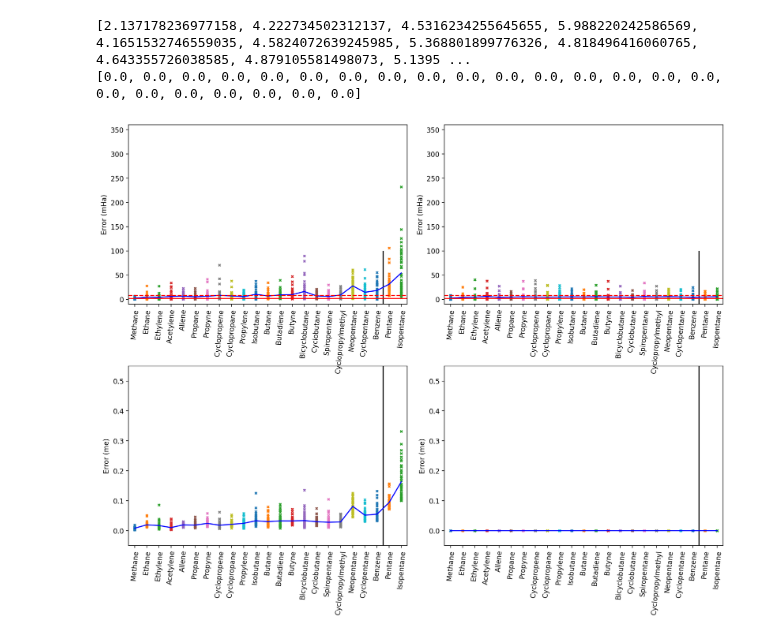
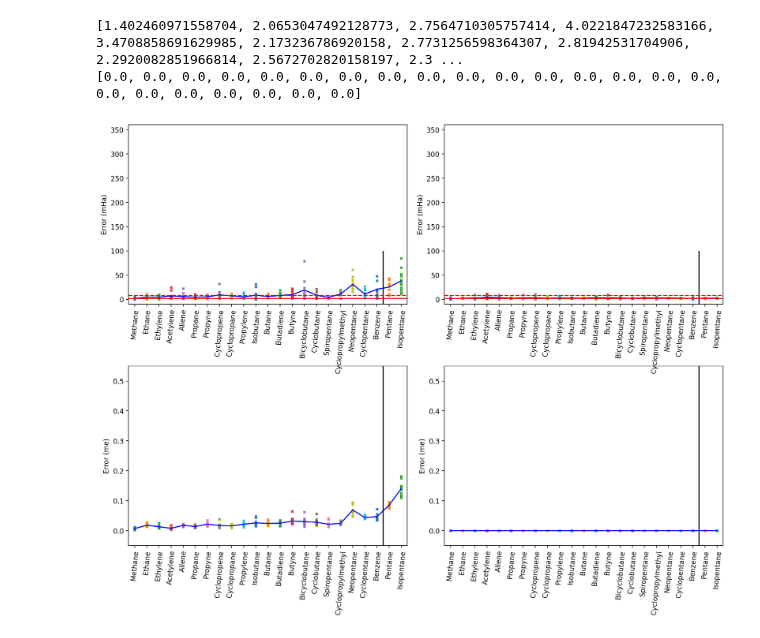
Before and after one commit to chem12346789/ai-dft, a Jupyter notebook: veiw_data.ipynb, the cells around one changed output. Drawn from its saved outputs; the diff is of its cells as text; code cells hidden in the pictures.

```diff
--- a/veiw_data.ipynb
+++ b/veiw_data.ipynb
@@ -80,12 +80,14 @@ i_row_pd_l = {
     1: 3,
 }
 
+distance = "0.2100"
+
 for i_row in range(2):
     i_row_pd = i_row_pd_l[i_row]
     error_l = []
     data = pd.read_csv(load_path / "train.csv")
     for i, i_name in enumerate(TRAIN_STR_DICT):
-        data_np = data.filter(regex=(f"{i_name}.*")).to_numpy()[i_row_pd, :]
+        data_np = data.filter(regex=(f"{i_name}.*{distance}")).to_numpy()[i_row_pd, :]
         data_np_sort = np.sort(np.abs(data_np))[1:]
         error_l.append(np.mean(data_np_sort))
         axes[i_row, 0].scatter(
@@ -99,7 +101,7 @@ for i_row in range(2):
 
     data = pd.read_csv(load_path / "eval.csv")
     for j, j_name in enumerate(EVAL_STR_DICT):
-        data_np = data.filter(regex=(f"{j_name}.*")).to_numpy()[i_row_pd, :]
+        data_np = data.filter(regex=(f"{j_name}.*{distance}")).to_numpy()[i_row_pd, :]
         data_np_sort = np.sort(np.abs(data_np))[1:]
         error_l.append(np.mean(data_np_sort))
         axes[i_row, 0].scatter(
@@ -122,7 +124,9 @@ for i_row in range(2):
             data_eq = data.filter(regex=(f"{i_name}_0_1_0.0000")).to_numpy()[i_row]
         else:
             data_eq = 0
-        data_np = data.filter(regex=(f"{i_name}.*")).to_numpy()[i_row, :] - data_eq
+        data_np = (
+            data.filter(regex=(f"{i_name}.*{distance}")).to_numpy()[i_row, :] - data_eq
+        )
         data_np_sort = np.sort(np.abs(data_np))[1:]
         error_l.append(np.mean(data_np_sort))
         axes[i_row, 1].scatter(
@@ -140,36 +144,38 @@ for i_row in range(2):
             data_eq = data.filter(regex=(f"{j_name}_0_1_0.0000")).to_numpy()[i_row]
         else:
             data_eq = 0
-        data_np = data.filter(regex=(f"{j_name}.*")).to_numpy()[i_row, :] - data_eq
+        data_np = (
+            data.filter(regex=(f"{j_name}.*{distance}")).to_numpy()[i_row, :] - data_eq
+        )
         data_np_sort = np.sort(np.abs(data_np))[1:]
         error_l.append(np.mean(data_np_sort))
         axes[i_row, 1].scatter(
             i + j + np.zeros_like(data_np_sort), data_np_sort, s=10, marker="x"
         )
 
     axes[i_row, 1].set_xticks(
         range(len(TRAIN_STR_DICT) + len(EVAL_STR_DICT)),
         TRAIN_STR_DICT + EVAL_STR_DICT,
         rotation=85,
     )
     print(error_l)
     axes[i_row, 1].plot(range(len(TRAIN_STR_DICT) + len(EVAL_STR_DICT)), error_l, "b")
     axes[i_row, 0].set_xlim(-0.5, len(TRAIN_STR_DICT) + len(EVAL_STR_DICT) - 0.5)
     axes[i_row, 1].set_xlim(-0.5, len(TRAIN_STR_DICT) + len(EVAL_STR_DICT) - 0.5)
 
 axes[0, 0].set_ylim(-10, 360)
 axes[0, 0].set_ylabel("Error (mHa)")
 axes[1, 0].set_ylim(-5e-2, 5.5e-1)
 axes[1, 0].set_ylabel("Error (me)")
 axes[0, 1].set_ylim(-10, 360)
 axes[0, 1].set_ylabel("Error (mHa)")
 axes[1, 1].set_ylim(-5e-2, 5.5e-1)
 axes[1, 1].set_ylabel("Error (me)")
 plt.savefig(
     f"./manu/figures/energy-ccdft-{load_name}.pdf",
     bbox_inches="tight",
 )
 # %% [output]
-[2.137178236977158, 4.222734502312137, 4.5316234255645655, 5.988220242586569, 4.1651532746559035, 4.5824072639245985, 5.368801899776326, 4.818496416060765, 4.643355726038585, 4.879105581498073, 5.1395 ...
+[1.402460971558704, 2.0653047492128773, 2.7564710305757414, 4.0221847232583166, 3.4708858691629985, 2.173236786920158, 2.7731256598364307, 2.81942531704906, 2.2920082851966814, 2.5672702820158197, 2.3 ...
 [0.0, 0.0, 0.0, 0.0, 0.0, 0.0, 0.0, 0.0, 0.0, 0.0, 0.0, 0.0, 0.0, 0.0, 0.0, 0.0, 0.0, 0.0, 0.0, 0.0, 0.0, 0.0, 0.0]
-[figure, old version]
+[figure, new version]
```
